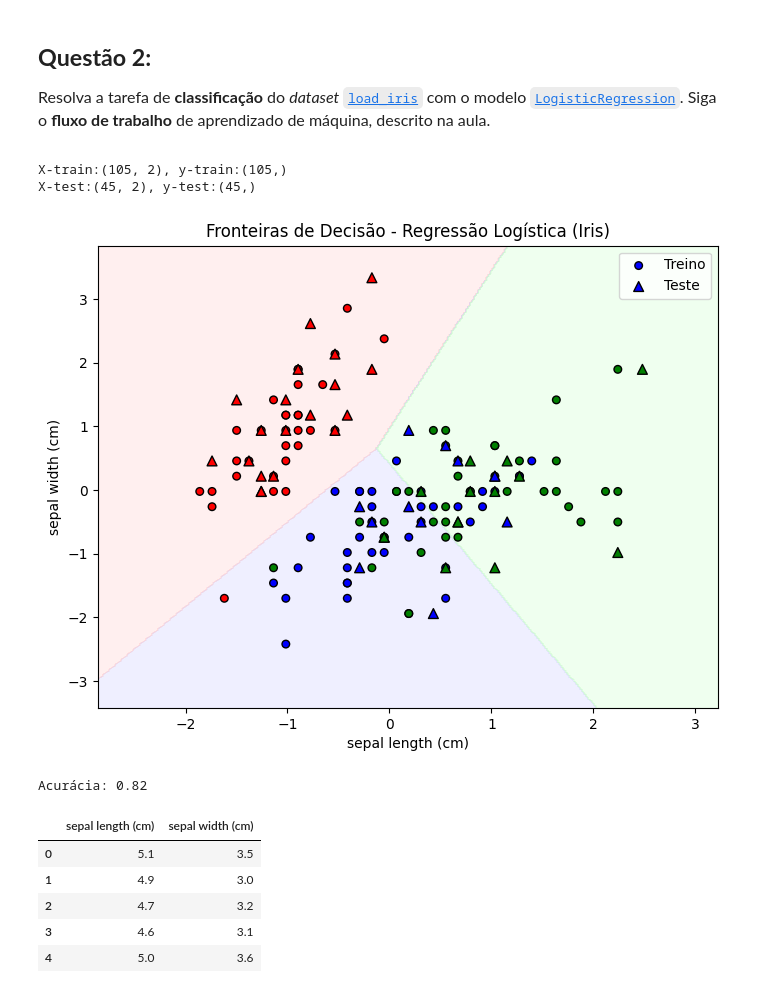
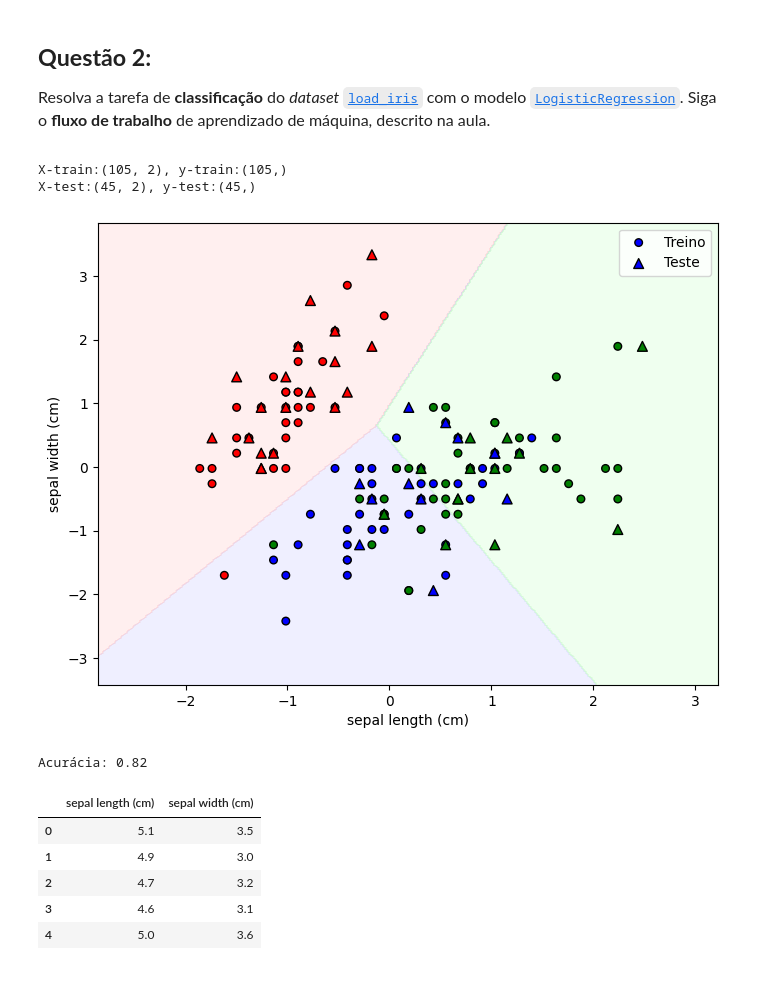
Before and after one commit to Alomyr/Apredizado-de-maquina-supervisonado, a Jupyter notebook: Unidade01/notebooks/Unidade01/atividade3.ipynb, the cells around one changed output. Cells and saved outputs as stored; diff of their text form; code cells hidden in the pictures.

```diff
--- a/Unidade01/notebooks/Unidade01/atividade3.ipynb
+++ b/Unidade01/notebooks/Unidade01/atividade3.ipynb
@@ -104,35 +104,34 @@ atri1, atri2 = np.meshgrid(np.arange(x_min, x_max, 0.02),
                            np.arange(y_min, y_max, 0.02))
 
 z = model.predict(np.c_[atri1.ravel(), atri2.ravel()])
 z = z.reshape(atri1.shape)
 
 cmap_fundo = ListedColormap(["#FFCCCC", "#CCCCFF", "#CCFFCC"])
 cmap_pontos = ListedColormap(["red", "blue", "green"])
 
 plt.figure(figsize=(8, 6))
 plt.contourf(atri1, atri2, z, alpha=0.3, cmap=cmap_fundo)
 
 plt.scatter(x_train[:, 0], x_train[:, 1], c=y_train, cmap=cmap_pontos,
             edgecolor="k", s=30, label="Treino")
 plt.scatter(x_test[:, 0], x_test[:, 1], c=y_test, cmap=cmap_pontos,
             marker="^", edgecolor="k", s=50, label="Teste")
 
 plt.xlabel(iris.feature_names[0])
 plt.ylabel(iris.feature_names[1])
-plt.title("Fronteiras de Decisão - Regressão Logística (Iris)")
 plt.legend()
 plt.show()
 
 y_pred = model.predict(x_test)
 acc = accuracy_score(y_test, y_pred)
 
 print(f"Acurácia: {acc:.2f}")
 
 df.head()
 # %% [output]
 X-train:(105, 2), y-train:(105,)
 X-test:(45, 2), y-test:(45,)
-[figure, old version]
+[figure, new version]
 Acurácia: 0.82
 |  | sepal length (cm) | sepal width (cm) |
 | 0 | 5.1 | 3.5 |
```
